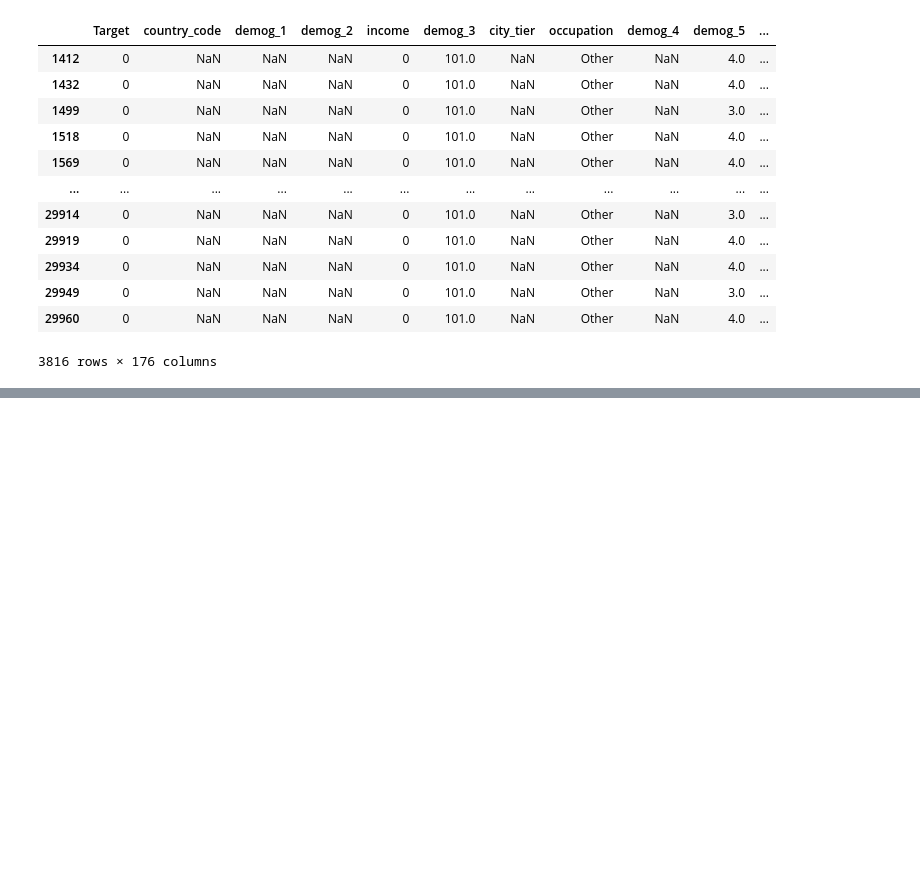
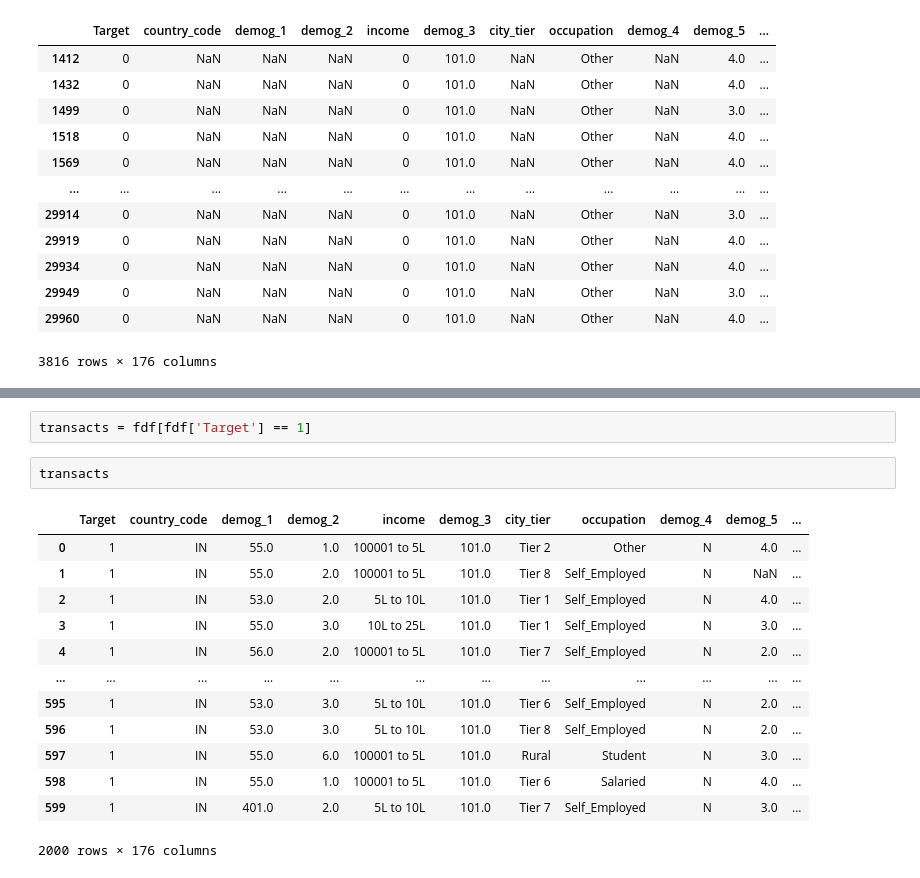
Before and after one commit to LokeshBadisa/Convolve2.0, a Jupyter notebook: Lokesh/EDA.ipynb, the cells around one changed output, grey strips where cells are left out. Drawn from its saved outputs; the diff is of its cells as text; blank space fills up the shorter version.

```diff
--- a/Lokesh/EDA.ipynb
+++ b/Lokesh/EDA.ipynb
@@ -137,0 +169,18 @@ df[df['income']=='0']
+# %%
+transacts = fdf[fdf['Target'] == 1]
+# %%
+transacts
+# %% [output]
+|  | Target | country_code | demog_1 | demog_2 | income | demog_3 | city_tier | occupation | demog_4 | demog_5 | ... |
+| 0 | 1 | IN | 55.0 | 1.0 | 100001 to 5L | 101.0 | Tier 2 | Other | N | 4.0 | ... |
+| 1 | 1 | IN | 55.0 | 2.0 | 100001 to 5L | 101.0 | Tier 8 | Self_Employed | N | NaN | ... |
+| 2 | 1 | IN | 53.0 | 2.0 | 5L to 10L | 101.0 | Tier 1 | Self_Employed | N | 4.0 | ... |
+| 3 | 1 | IN | 55.0 | 3.0 | 10L to 25L | 101.0 | Tier 1 | Self_Employed | N | 3.0 | ... |
+| 4 | 1 | IN | 56.0 | 2.0 | 100001 to 5L | 101.0 | Tier 7 | Self_Employed | N | 2.0 | ... |
+| ... | ... | ... | ... | ... | ... | ... | ... | ... | ... | ... | ... |
+| 595 | 1 | IN | 53.0 | 3.0 | 5L to 10L | 101.0 | Tier 6 | Self_Employed | N | 2.0 | ... |
+| 596 | 1 | IN | 53.0 | 3.0 | 5L to 10L | 101.0 | Tier 8 | Self_Employed | N | 2.0 | ... |
+| 597 | 1 | IN | 55.0 | 6.0 | 100001 to 5L | 101.0 | Rural | Student | N | 3.0 | ... |
+| 598 | 1 | IN | 55.0 | 1.0 | 100001 to 5L | 101.0 | Tier 6 | Salaried | N | 4.0 | ... |
+| 599 | 1 | IN | 401.0 | 2.0 | 5L to 10L | 101.0 | Tier 7 | Self_Employed | N | 3.0 | ... |
+2000 rows × 176 columns
```
Also changed, not shown: parts of 6 cells of this notebook, 2 other files.
